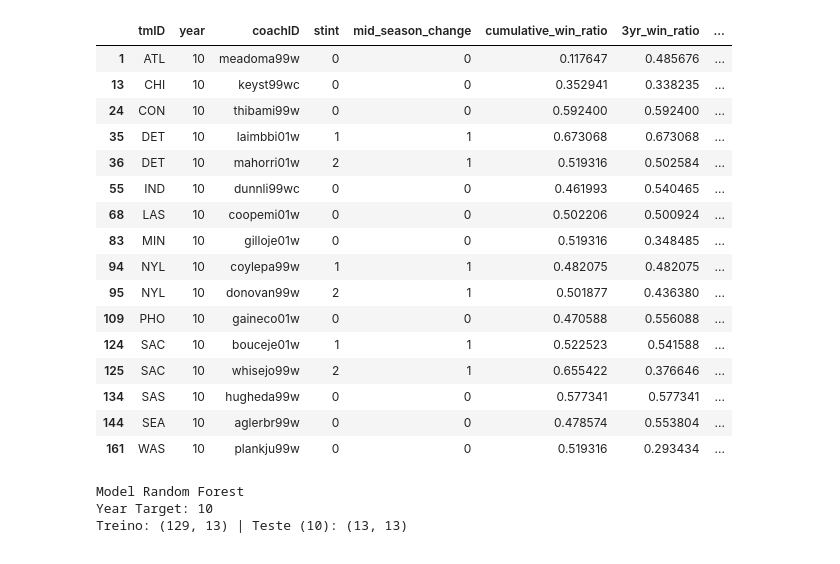
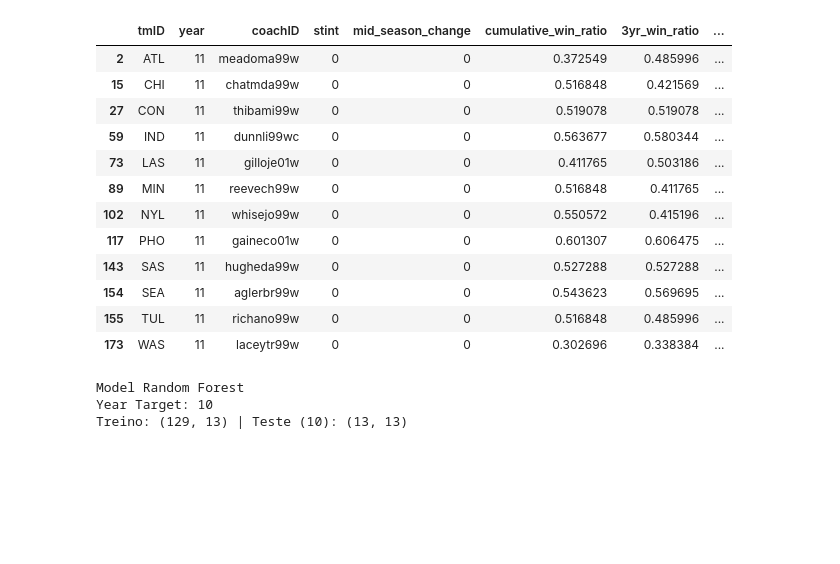
Before and after one commit to torradoov/Data_Mining-WNBA, a Jupyter notebook: 04_b)_coach_prediction.ipynb, the cells around one changed output. Drawn from its saved outputs; the diff is of its cells as text; code cells hidden in the pictures; blank space fills up the shorter version.

```diff
--- a/04_b)_coach_prediction.ipynb
+++ b/04_b)_coach_prediction.ipynb
@@ -30,11 +30,11 @@ teams = pd.read_csv("data/teams.csv")
 awards_players = pd.read_csv("data/awards_players.csv")
 
 # Load season 11
-#coaches_new = pd.read_csv("season11/coaches.csv")
-#teams_new = pd.read_csv("season11/teams.csv")
+coaches_new = pd.read_csv("season11/coaches.csv")
+teams_new = pd.read_csv("season11/teams.csv")
 
-#coaches = pd.concat([coaches, coaches_new], ignore_index=True)
-#teams = pd.concat([teams, teams_new], ignore_index=True)
+coaches = pd.concat([coaches, coaches_new], ignore_index=True)
+teams = pd.concat([teams, teams_new], ignore_index=True)
 
 # TARGET: "DID A CHANGE HAPPEN THIS SEASON?"
 # If max_stint > 0, it means the starter (Stint 0) was replaced.
@@ -214,50 +214,46 @@ coaches["playoff_miss_streak"] = coaches.groupby("tmID")["team_prev_playoff"].tr
 
 
 # NEW FEATURE: TENURE (Years with current team)
 coaches = coaches.sort_values(["tmID", "year", "stint"])
 
 # Calculate how many seasons this coach has been with this team (entering this season)
 coaches["tenure"] = coaches.groupby(["tmID", "coachID"]).cumcount() + 1
 
 
 coaches["win_ratio_lag1"] = coaches.groupby("tmID")["team_win_ratio"].shift(1)
 coaches["win_ratio_lag2"] = coaches.groupby("tmID")["team_win_ratio"].shift(2)
 
 # Momentum: Recent Trend vs Previous Trend
 # If Lag1 (Last Year) is much lower than Lag2 (Year Before), Momentum is Negative.
 coaches["momentum"] = coaches["win_ratio_lag1"] - coaches["win_ratio_lag2"]
 coaches["momentum"] = coaches["momentum"].fillna(0)
 
 
 features_to_keep = [
     "tmID", "year", "coachID", "stint", "mid_season_change",
     "cumulative_win_ratio", "3yr_win_ratio", "expectation_gap",
     "coach_award_count", "prev_underperformance", "playoff_miss_streak",
     "tenure", "momentum"
 ]
 # Keep only what we need
 final_df = coaches[features_to_keep].copy()
 
 # Inspect Year
-final_df[final_df["year"] == 10].head(20)
+final_df[final_df["year"] == 11].head(20)
 # %% [output]
 |  | tmID | year | coachID | stint | mid_season_change | cumulative_win_ratio | 3yr_win_ratio | ... |
-| 1 | ATL | 10 | meadoma99w | 0 | 0 | 0.117647 | 0.485676 | ... |
-| 13 | CHI | 10 | keyst99wc | 0 | 0 | 0.352941 | 0.338235 | ... |
-| 24 | CON | 10 | thibami99w | 0 | 0 | 0.592400 | 0.592400 | ... |
-| 35 | DET | 10 | laimbbi01w | 1 | 1 | 0.673068 | 0.673068 | ... |
-| 36 | DET | 10 | mahorri01w | 2 | 1 | 0.519316 | 0.502584 | ... |
-| 55 | IND | 10 | dunnli99wc | 0 | 0 | 0.461993 | 0.540465 | ... |
-| 68 | LAS | 10 | coopemi01w | 0 | 0 | 0.502206 | 0.500924 | ... |
-| 83 | MIN | 10 | gilloje01w | 0 | 0 | 0.519316 | 0.348485 | ... |
-| 94 | NYL | 10 | coylepa99w | 1 | 1 | 0.482075 | 0.482075 | ... |
-| 95 | NYL | 10 | donovan99w | 2 | 1 | 0.501877 | 0.436380 | ... |
-| 109 | PHO | 10 | gaineco01w | 0 | 0 | 0.470588 | 0.556088 | ... |
-| 124 | SAC | 10 | bouceje01w | 1 | 1 | 0.522523 | 0.541588 | ... |
-| 125 | SAC | 10 | whisejo99w | 2 | 1 | 0.655422 | 0.376646 | ... |
-| 134 | SAS | 10 | hugheda99w | 0 | 0 | 0.577341 | 0.577341 | ... |
-| 144 | SEA | 10 | aglerbr99w | 0 | 0 | 0.478574 | 0.553804 | ... |
-| 161 | WAS | 10 | plankju99w | 0 | 0 | 0.519316 | 0.293434 | ... |
+| 2 | ATL | 11 | meadoma99w | 0 | 0 | 0.372549 | 0.485996 | ... |
+| 15 | CHI | 11 | chatmda99w | 0 | 0 | 0.516848 | 0.421569 | ... |
+| 27 | CON | 11 | thibami99w | 0 | 0 | 0.519078 | 0.519078 | ... |
+| 59 | IND | 11 | dunnli99wc | 0 | 0 | 0.563677 | 0.580344 | ... |
+| 73 | LAS | 11 | gilloje01w | 0 | 0 | 0.411765 | 0.503186 | ... |
+| 89 | MIN | 11 | reevech99w | 0 | 0 | 0.516848 | 0.411765 | ... |
+| 102 | NYL | 11 | whisejo99w | 0 | 0 | 0.550572 | 0.415196 | ... |
+| 117 | PHO | 11 | gaineco01w | 0 | 0 | 0.601307 | 0.606475 | ... |
+| 143 | SAS | 11 | hugheda99w | 0 | 0 | 0.527288 | 0.527288 | ... |
+| 154 | SEA | 11 | aglerbr99w | 0 | 0 | 0.543623 | 0.569695 | ... |
+| 155 | TUL | 11 | richano99w | 0 | 0 | 0.516848 | 0.485996 | ... |
+| 173 | WAS | 11 | laceytr99w | 0 | 0 | 0.302696 | 0.338384 | ... |
 # %%
 # ===============================================================
 # COACH CHANGE PREDICTION — MODEL & EVALUATION - RANDOM FOREST
```
Also changed, not shown: parts of 5 cells of this notebook, 4 other files.
